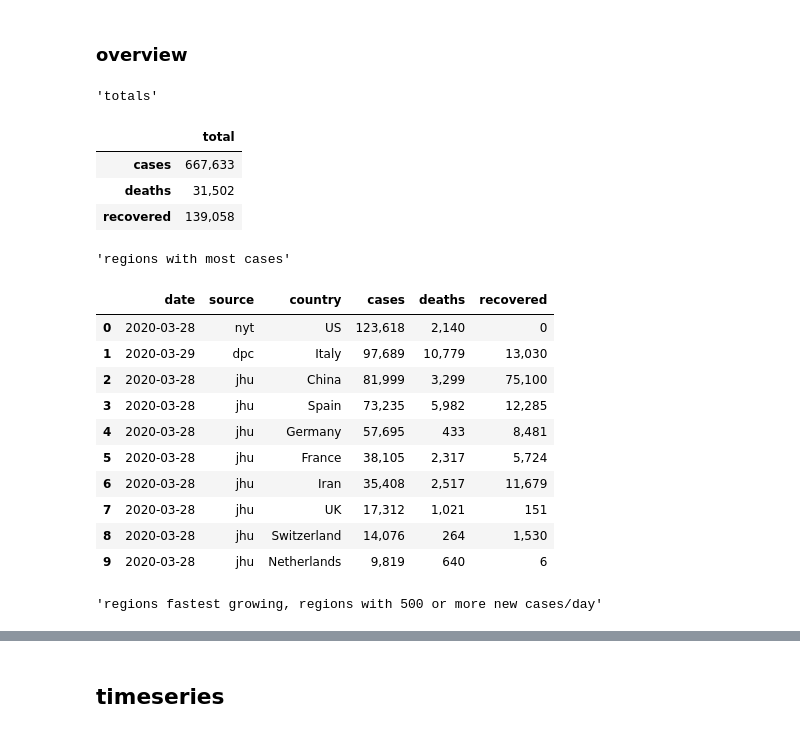
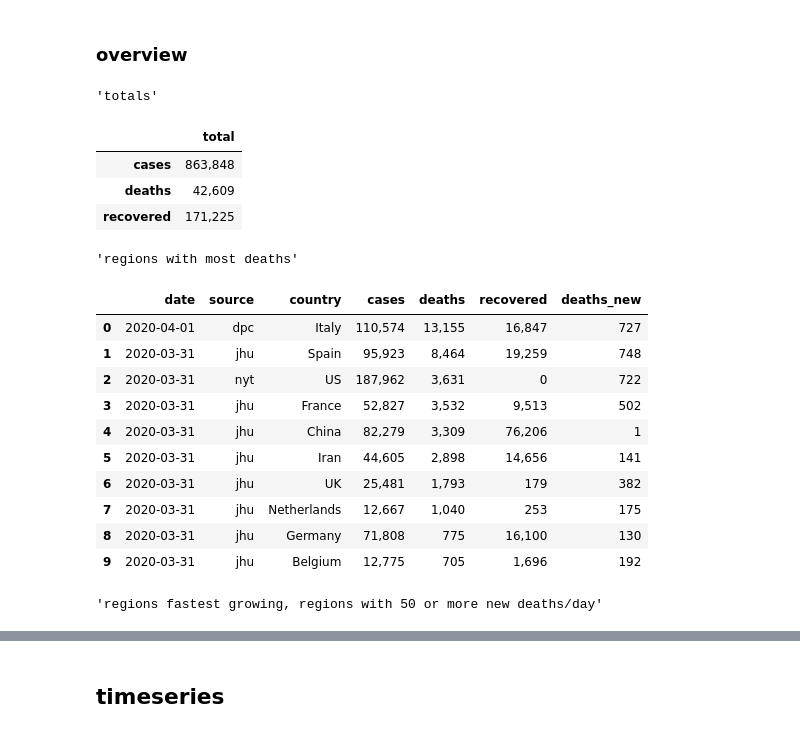
Before and after one commit to eferm/covid-19, a Jupyter notebook: notebooks/covid-19.ipynb, the cells around one changed output, grey strips where cells are left out. Saved outputs shown, nothing was run; the diff lists cells and outputs as text; code cells hidden in the pictures.

```diff
--- a/notebooks/covid-19.ipynb
+++ b/notebooks/covid-19.ipynb
@@ -35,7 +35,7 @@ pandas 1.0.3
 # %% [markdown]
 ## data sources
 # %%
-kwargs = dict(verbose=False)
+kwargs = dict(verbose=True)
 CATALOG = {
     'jhu': JHU(**kwargs).clean,
     'ctp': CTP(**kwargs).clean,
@@ -320,64 +320,69 @@ levels = levels_in_df(df)
 df = (
     df
     .sort_values([*levels, 'date'])
     .groupby(levels)
     .last()
     .reset_index()
-    .query(f'cases >= {LIMITS["cases"]}')
+)
+
+display(
+    "totals",
+    df
+    [METRICS]
+    .sum()
+    .rename('total')
+    .map(lambda x: f"{x:,.0f}")
+    .to_frame()
 )
 
 def prettify(df):
     for m in [*METRICS, 'cases_active', *[f'{m}_new' for m in METRICS]]:
         df[m] = df[m].map(lambda x: f"{x:,.0f}")
     for m in ['cfr', *[f'{m}_pct_change' for m in METRICS]]:
         df[m] = df[m].map(lambda x: f"{x:,.1f}")
     if 'state' in df.columns:
         df.loc[df['country'] == df['state'], 'state'] = ''
     if 'county' in df.columns:
         df.loc[df['country'] == df['county'], 'county'] = ''
     return df.drop(['day'], axis=1)
 
+metric = 'deaths'
+limit = LIMITS[metric] * 5
+
+df = df.query(f'{metric} >= {LIMITS["deaths"]}')
+idx = ['date', 'source', *levels, *METRICS]
+
 display(
-    "totals",
-    df[METRICS]
-    .sum()
-    .rename('total')
-    .map(lambda x: f"{x:,.0f}")
-    .to_frame()
-)
-
-idx = ['date', 'source', *levels, *METRICS]
-display(
-    "regions with most cases",
-    prettify(df.sort_values('cases', ascending=False))
-    [idx]
+    f"regions with most {metric}",
+    prettify(df.sort_values(metric, ascending=False))
+    [[*idx, f'{metric}_new']]
     .reset_index(drop=True)
     .head(10)
 )
 display(
-    "regions fastest growing, regions with 500 or more new cases/day",
-    prettify(df.query('cases_new > 500')
-               .sort_values('cases_pct_change', ascending=False))
-    [[*idx, 'cases_new', 'cases_pct_change']]
+    f"regions fastest growing, regions with {limit} or more new {metric}/day",
+    prettify(df.query(f'{metric}_new > {limit}')
+               .sort_values(f'{metric}_pct_change', ascending=False))
+    [[*idx, f'{metric}_new', f'{metric}_pct_change']]
     .reset_index(drop=True)
     .head(10)
 )
 # %% [output]
 'totals'
 |  | total |
-| cases | 667,633 |
-| deaths | 31,502 |
-| recovered | 139,058 |
+| cases | 863,848 |
+| deaths | 42,609 |
+| recovered | 171,225 |
-'regions with most cases'
+'regions with most deaths'
-|  | date | source | country | cases | deaths | recovered |
-| 0 | 2020-03-28 | nyt | US | 123,618 | 2,140 | 0 |
-| 1 | 2020-03-29 | dpc | Italy | 97,689 | 10,779 | 13,030 |
-| 2 | 2020-03-28 | jhu | China | 81,999 | 3,299 | 75,100 |
-| 3 | 2020-03-28 | jhu | Spain | 73,235 | 5,982 | 12,285 |
-| 4 | 2020-03-28 | jhu | Germany | 57,695 | 433 | 8,481 |
-| 5 | 2020-03-28 | jhu | France | 38,105 | 2,317 | 5,724 |
-| 6 | 2020-03-28 | jhu | Iran | 35,408 | 2,517 | 11,679 |
-| 7 | 2020-03-28 | jhu | UK | 17,312 | 1,021 | 151 |
-| 8 | 2020-03-28 | jhu | Switzerland | 14,076 | 264 | 1,530 |
-| 9 | 2020-03-28 | jhu | Netherlands | 9,819 | 640 | 6 |
+|  | date | source | country | cases | deaths | recovered | deaths_new |
+| 0 | 2020-04-01 | dpc | Italy | 110,574 | 13,155 | 16,847 | 727 |
+| 1 | 2020-03-31 | jhu | Spain | 95,923 | 8,464 | 19,259 | 748 |
+| 2 | 2020-03-31 | nyt | US | 187,962 | 3,631 | 0 | 722 |
+| 3 | 2020-03-31 | jhu | France | 52,827 | 3,532 | 9,513 | 502 |
+| 4 | 2020-03-31 | jhu | China | 82,279 | 3,309 | 76,206 | 1 |
+| 5 | 2020-03-31 | jhu | Iran | 44,605 | 2,898 | 14,656 | 141 |
+| 6 | 2020-03-31 | jhu | UK | 25,481 | 1,793 | 179 | 382 |
+| 7 | 2020-03-31 | jhu | Netherlands | 12,667 | 1,040 | 253 | 175 |
+| 8 | 2020-03-31 | jhu | Germany | 71,808 | 775 | 16,100 | 130 |
+| 9 | 2020-03-31 | jhu | Belgium | 12,775 | 705 | 1,696 | 192 |
-'regions fastest growing, regions with 500 or more new cases/day'
+'regions fastest growing, regions with 50 or more new deaths/day'
```
Also changed, not shown: parts of 7 cells of this notebook, 1 other file.
